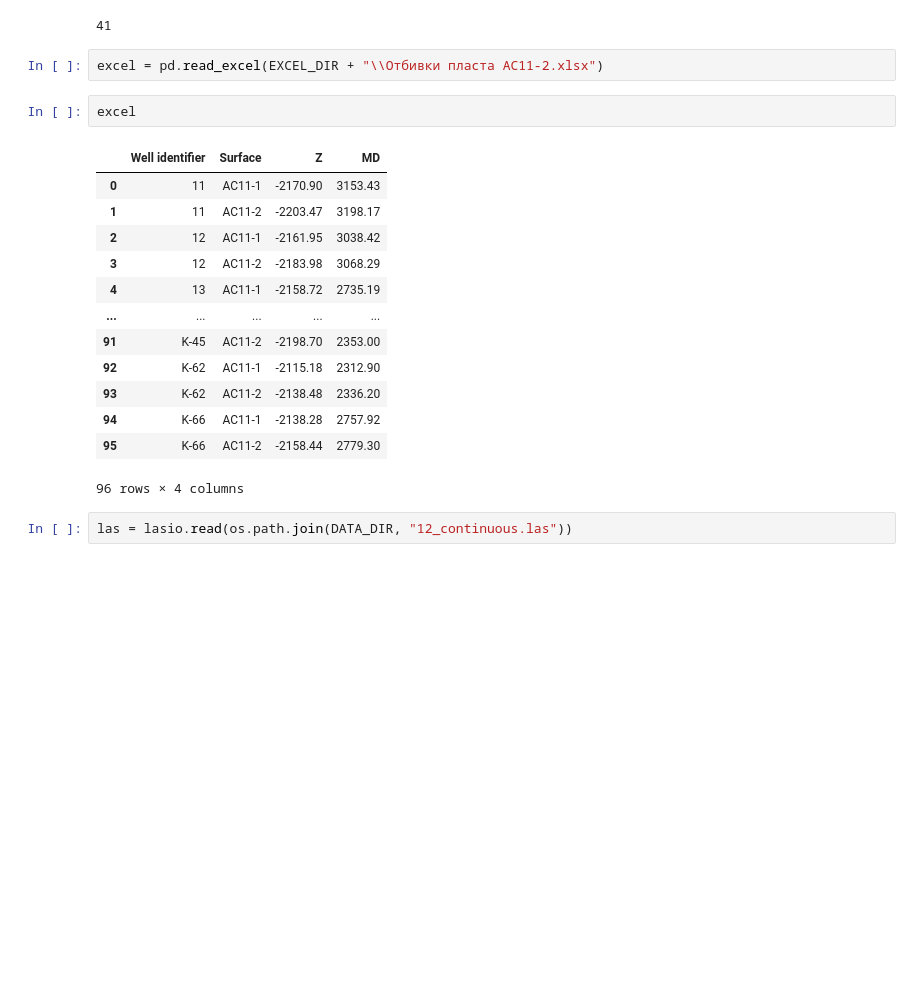
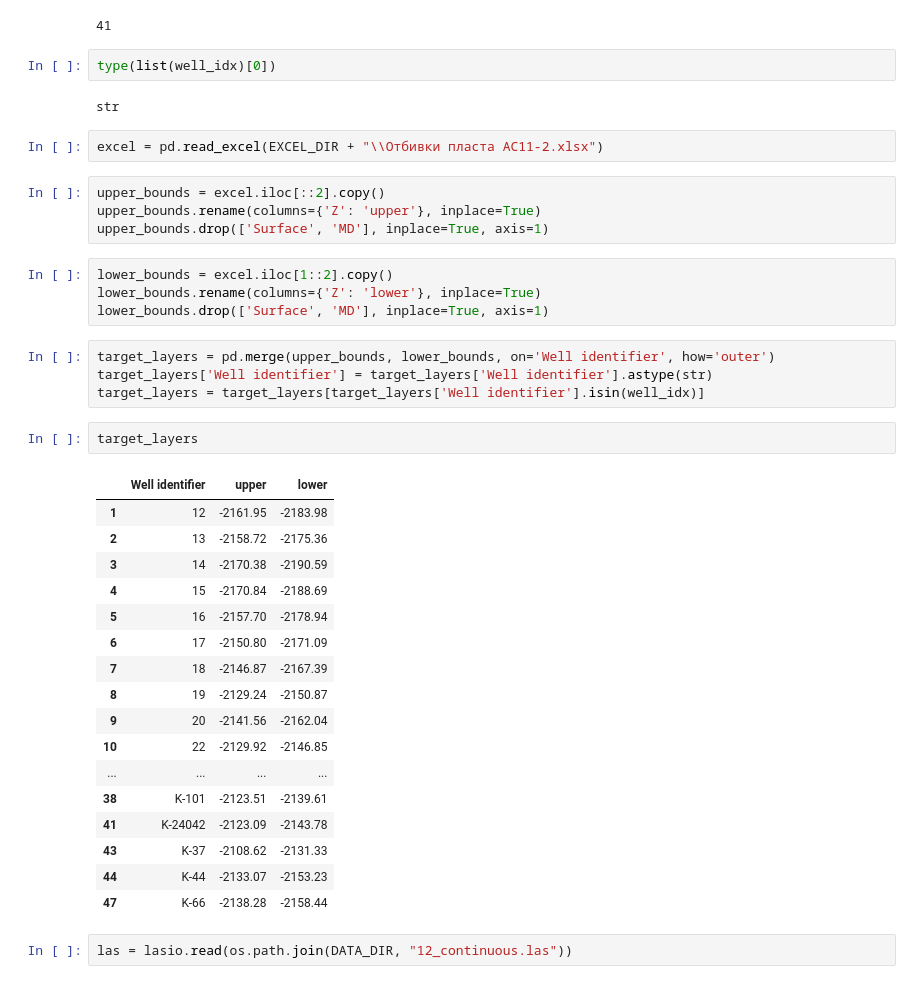
Before and after one commit to IBRINEI/MIPT_Hackathon, a Jupyter notebook: notebooks/main.ipynb, the cells around one changed output. Saved outputs shown, nothing was run; the diff lists cells and outputs as text; blank space fills up the shorter version.

Commit message:
Created a DF with target layer bounds.

```diff
--- a/notebooks/main.ipynb
+++ b/notebooks/main.ipynb
@@ -20,24 +20,44 @@ well_idx = set(well_idx)
 len(well_idx)
 # %% [output]
 41
+# %%
+type(list(well_idx)[0])
+# %% [output]
+str
 # %%
 excel = pd.read_excel(EXCEL_DIR + "\\Отбивки пласта АС11-2.xlsx")
 # %%
-excel
+upper_bounds = excel.iloc[::2].copy()
+upper_bounds.rename(columns={'Z': 'upper'}, inplace=True)
+upper_bounds.drop(['Surface', 'MD'], inplace=True, axis=1)
-# %% [output]
-|  | Well identifier | Surface | Z | MD |
-| 0 | 11 | АС11-1 | -2170.90 | 3153.43 |
-| 1 | 11 | АС11-2 | -2203.47 | 3198.17 |
-| 2 | 12 | АС11-1 | -2161.95 | 3038.42 |
-| 3 | 12 | АС11-2 | -2183.98 | 3068.29 |
-| 4 | 13 | АС11-1 | -2158.72 | 2735.19 |
-| ... | ... | ... | ... | ... |
-| 91 | K-45 | АС11-2 | -2198.70 | 2353.00 |
-| 92 | K-62 | АС11-1 | -2115.18 | 2312.90 |
-| 93 | K-62 | АС11-2 | -2138.48 | 2336.20 |
-| 94 | K-66 | АС11-1 | -2138.28 | 2757.92 |
-| 95 | K-66 | АС11-2 | -2158.44 | 2779.30 |
-96 rows × 4 columns
+# %%
+lower_bounds = excel.iloc[1::2].copy()
+lower_bounds.rename(columns={'Z': 'lower'}, inplace=True)
+lower_bounds.drop(['Surface', 'MD'], inplace=True, axis=1)
+# %%
+target_layers = pd.merge(upper_bounds, lower_bounds, on='Well identifier', how='outer')
+target_layers['Well identifier'] = target_layers['Well identifier'].astype(str)
+target_layers = target_layers[target_layers['Well identifier'].isin(well_idx)]
+# %%
+target_layers
+# %% [output]
+|  | Well identifier | upper | lower |
+| 1 | 12 | -2161.95 | -2183.98 |
+| 2 | 13 | -2158.72 | -2175.36 |
+| 3 | 14 | -2170.38 | -2190.59 |
+| 4 | 15 | -2170.84 | -2188.69 |
+| 5 | 16 | -2157.70 | -2178.94 |
+| 6 | 17 | -2150.80 | -2171.09 |
+| 7 | 18 | -2146.87 | -2167.39 |
+| 8 | 19 | -2129.24 | -2150.87 |
+| 9 | 20 | -2141.56 | -2162.04 |
+| 10 | 22 | -2129.92 | -2146.85 |
+| ... | ... | ... | ... |
+| 38 | K-101 | -2123.51 | -2139.61 |
+| 41 | K-24042 | -2123.09 | -2143.78 |
+| 43 | K-37 | -2108.62 | -2131.33 |
+| 44 | K-44 | -2133.07 | -2153.23 |
+| 47 | K-66 | -2138.28 | -2158.44 |
 # %%
 las = lasio.read(os.path.join(DATA_DIR, "12_continuous.las"))
 # %%
```
